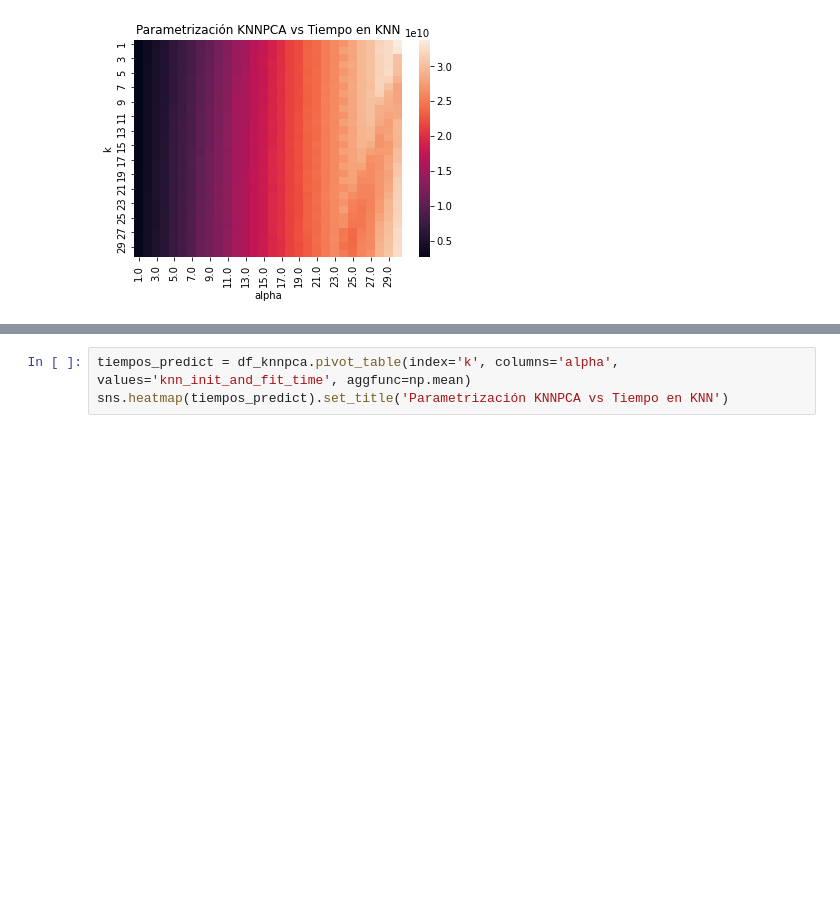
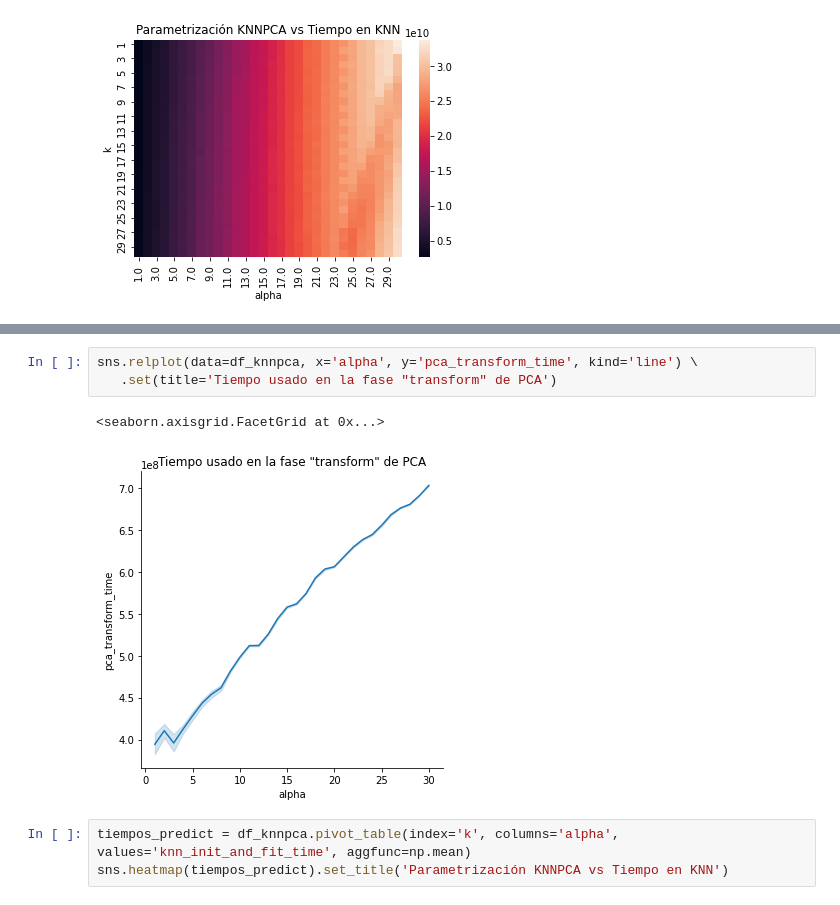
Before and after one commit to iglosiggio/metnum-tp2, a Jupyter notebook: notebooks/graficos.ipynb, the cells around one changed output, grey strips where cells are left out. Cells and saved outputs as stored; diff of their text form; blank space fills up the shorter version.

```diff
--- a/notebooks/graficos.ipynb
+++ b/notebooks/graficos.ipynb
@@ -108,3 +102,9 @@ Text(0.5, 1.0, 'Parametrización KNNPCA vs Tiempo en KNN')
+# %%
+sns.relplot(data=df_knnpca, x='alpha', y='pca_transform_time', kind='line') \
+   .set(title='Tiempo usado en la fase "transform" de PCA')
+# %% [output]
+<seaborn.axisgrid.FacetGrid at 0x...>
+[figure, added]
 # %%
 tiempos_predict = df_knnpca.pivot_table(index='k', columns='alpha', values='knn_init_and_fit_time', aggfunc=np.mean)
 sns.heatmap(tiempos_predict).set_title('Parametrización KNNPCA vs Tiempo en KNN')
```
Also changed, not shown: parts of 16 cells of this notebook, 2 other files.
